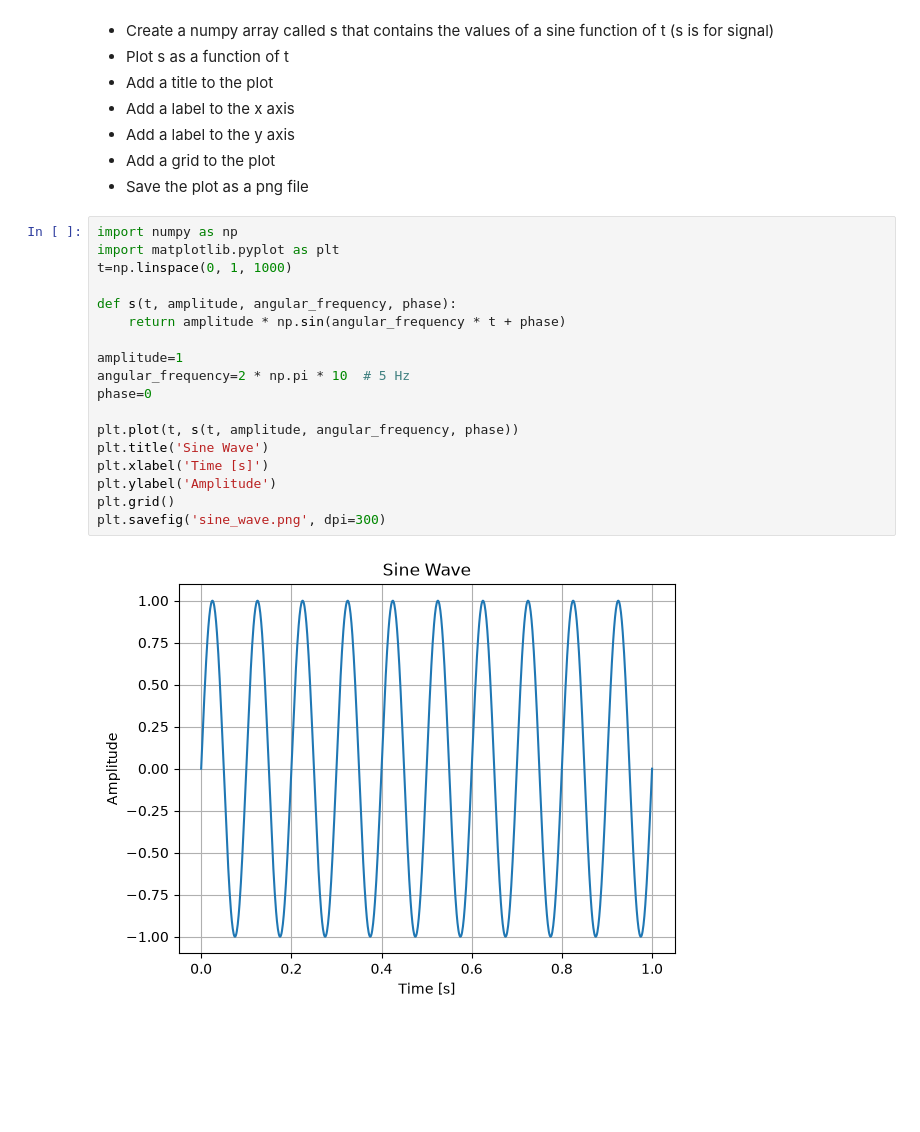
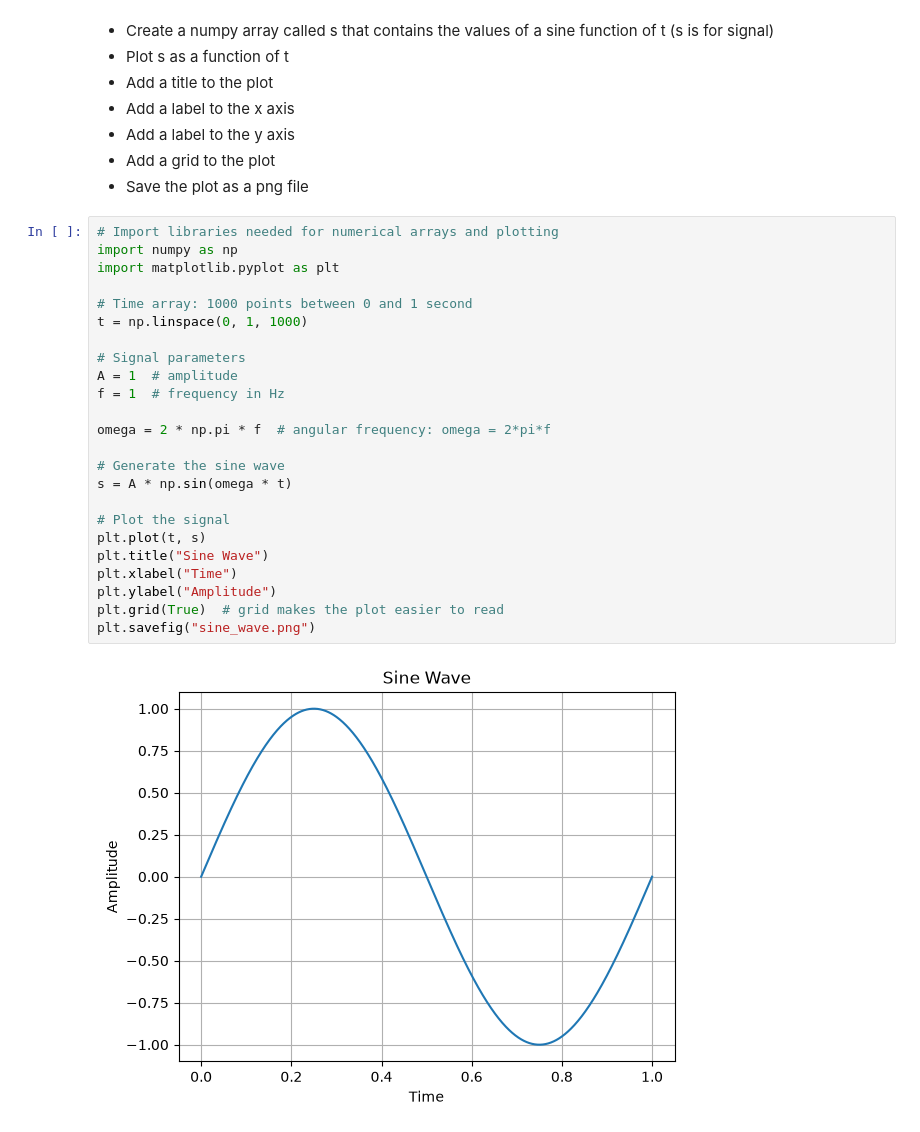
Before and after one commit to sdurand875-spec/python-02-Sinusoids-from-math-to-code, a Jupyter notebook: python-series02 Sinusoids.ipynb, the cells around one changed output. Saved outputs shown, nothing was run; the diff lists cells and outputs as text; blank space fills up the shorter version.

```diff
--- a/python-series02 Sinusoids.ipynb
+++ b/python-series02 Sinusoids.ipynb
@@ -42,22 +42,28 @@ $$ \omega = 2\pi f = \dfrac{2\pi}{T} $$
 - Add a grid to the plot
 - Save the plot as a png file
 # %%
+# Import libraries needed for numerical arrays and plotting
 import numpy as np
 import matplotlib.pyplot as plt
-t=np.linspace(0, 1, 1000)
 
-def s(t, amplitude, angular_frequency, phase):
-    return amplitude * np.sin(angular_frequency * t + phase)
+# Time array: 1000 points between 0 and 1 second
+t = np.linspace(0, 1, 1000)
 
-amplitude=1
-angular_frequency=2 * np.pi * 10  # 5 Hz
-phase=0
+# Signal parameters
+A = 1  # amplitude
+f = 1  # frequency in Hz
 
-plt.plot(t, s(t, amplitude, angular_frequency, phase))
-plt.title('Sine Wave')
-plt.xlabel('Time [s]')
-plt.ylabel('Amplitude')
-plt.grid()
-plt.savefig('sine_wave.png', dpi=300)
+omega = 2 * np.pi * f  # angular frequency: omega = 2*pi*f
+
+# Generate the sine wave
+s = A * np.sin(omega * t)
+
+# Plot the signal
+plt.plot(t, s)
+plt.title("Sine Wave")
+plt.xlabel("Time")
+plt.ylabel("Amplitude")
+plt.grid(True)  # grid makes the plot easier to read
+plt.savefig("sine_wave.png")
 # %% [output]
-[figure, old version]
+[figure, new version]
```
Also changed, not shown: 1 other file.
